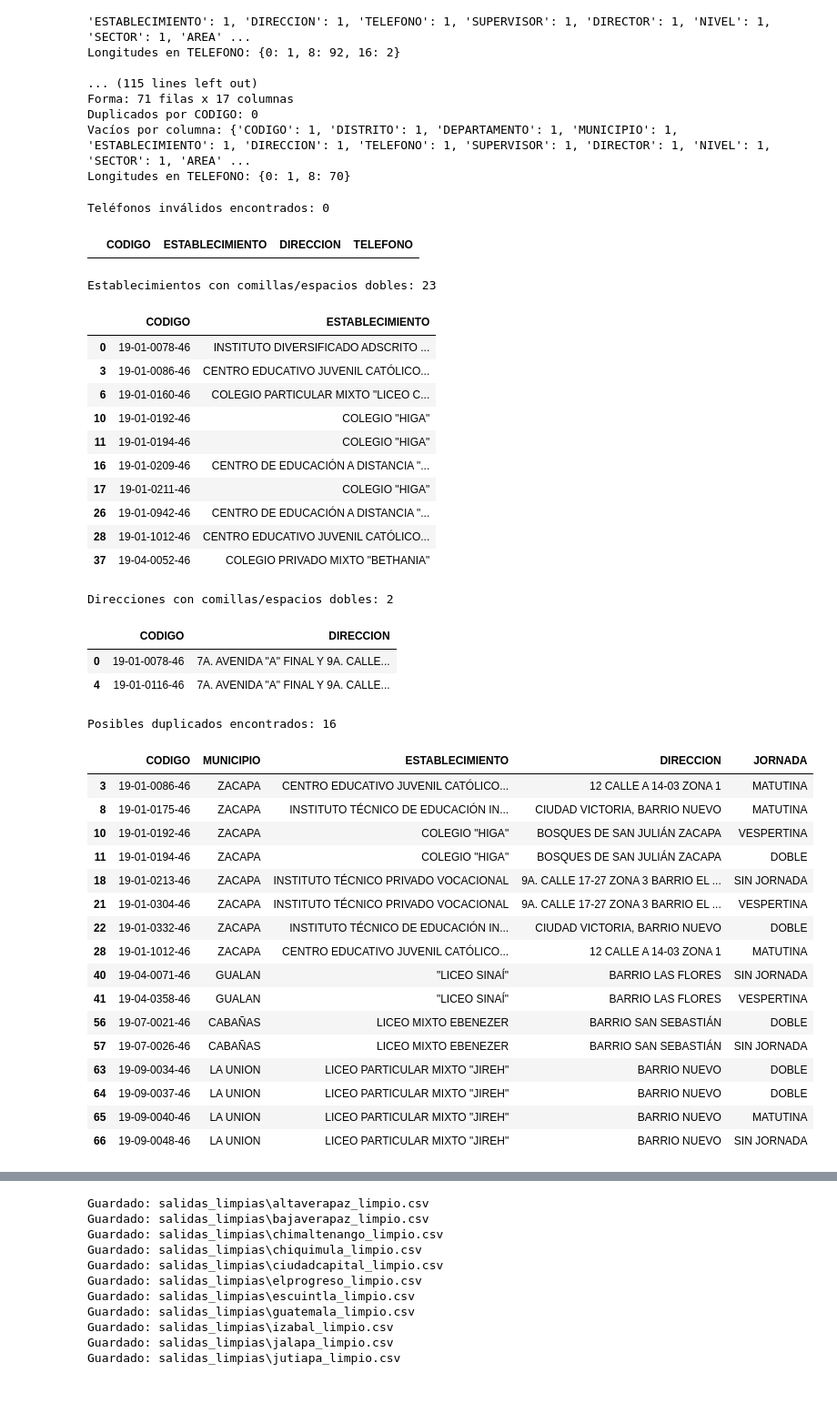
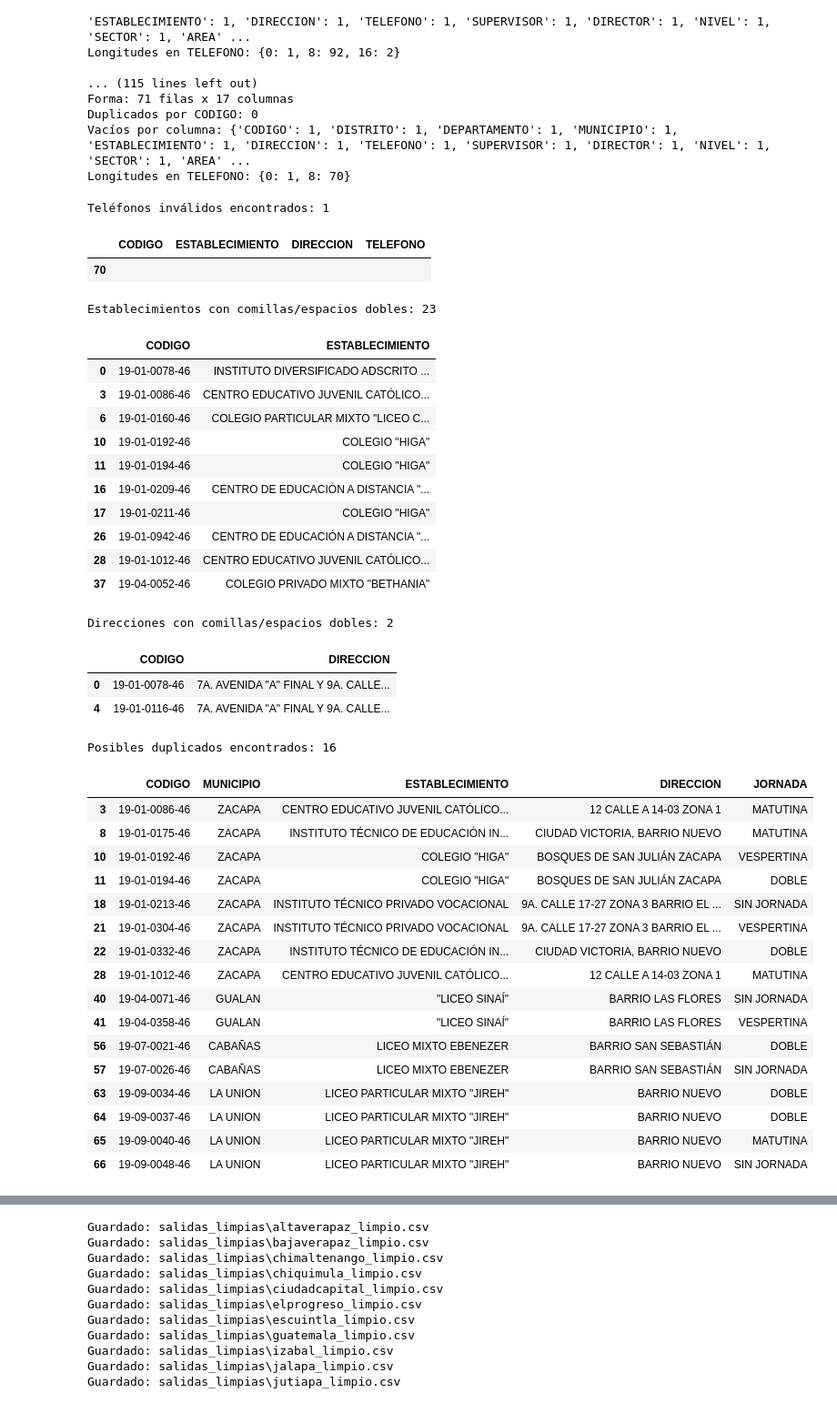
Before and after one commit to michellemej22596/Proyecto1-DataScience-LimpiezaDeDatos, a Jupyter notebook: Analisisexploratorio.ipynb, the cells around one changed output, grey strips where cells are left out. Shown: that part at 91% size. Saved outputs shown, nothing was run; the diff lists cells and outputs as text; code cells hidden in the pictures.

Commit message:
Corrección de números inválidos

```diff
--- a/Analisisexploratorio.ipynb
+++ b/Analisisexploratorio.ipynb
@@ -120,14 +120,29 @@ Duplicados por CODIGO: 0
 Vacíos por columna: {'CODIGO': 1, 'DISTRITO': 1, 'DEPARTAMENTO': 1, 'MUNICIPIO': 1, 'ESTABLECIMIENTO': 1, 'DIRECCION': 1, 'TELEFONO': 1, 'SUPERVISOR': 1, 'DIRECTOR': 1, 'NIVEL': 1, 'SECTOR': 1, 'AREA' ...
 Longitudes en TELEFONO: {0: 1, 8: 70}
 # %%
+import pandas as pd
+import re
 
-# Teléfonos inválidos (que no tengan 8 dígitos o estén vacíos)
-if 'TELEFONO' in df.columns:
-    tel_digits = df['TELEFONO'].astype(str).str.replace(r"\D", "", regex=True)
-    invalid_mask = ~tel_digits.str.len().isin([8, 0])
-    df_invalid_tel = df.loc[invalid_mask, ["CODIGO", "ESTABLECIMIENTO", "DIRECCION", "TELEFONO"]]
-    print("Teléfonos inválidos encontrados:", len(df_invalid_tel))
-    display(df_invalid_tel.head(10))  # muestra algunos
+# Limpiar y extraer solo dígitos del campo TELEFONO
+tel_digits = df['TELEFONO'].fillna("").astype(str).str.replace(r"\D", "", regex=True)
+
+# Teléfonos válidos deben tener exactamente 8 dígitos
+# Y empezar con dígitos válidos para Guatemala: 2, 3, 4, 5, 6 o 7
+valid_start_digits = ("2", "3", "4", "5", "6", "7")
+
+# Crear máscara de teléfonos inválidos
+invalid_mask = (
+    (tel_digits.str.len() != 8) |                       # longitud distinta de 8
+    (~tel_digits.str.startswith(valid_start_digits))    # o no empieza con dígito válido
+)
+
+# Filtrar los registros con problemas
+df_invalid_tel = df.loc[invalid_mask, ["CODIGO", "ESTABLECIMIENTO", "DIRECCION", "TELEFONO"]]
+
+# Mostrar resultados
+print("Teléfonos inválidos encontrados:", len(df_invalid_tel))
+display(df_invalid_tel.head(10))  # muestra los primeros 10 registros inválidos
+
 
 # Textos con comillas dobles o espacios duplicados en ESTABLECIMIENTO y DIRECCION
 weird_name_mask = df["ESTABLECIMIENTO"].str.contains(r"[\"'”“]{1}|  ", regex=True, na=False)
@@ -136,34 +151,35 @@ weird_dir_mask = df["DIRECCION"].str.contains(r"[\"'”“]{1}|  ", regex=True,
 print("Establecimientos con comillas/espacios dobles:", weird_name_mask.sum())
 display(df.loc[weird_name_mask, ["CODIGO", "ESTABLECIMIENTO"]].head(10))
 
 print("Direcciones con comillas/espacios dobles:", weird_dir_mask.sum())
 display(df.loc[weird_dir_mask, ["CODIGO", "DIRECCION"]].head(10))
 
 # Posibles duplicados (mismo municipio + establecimiento + dirección, normalizados)
 def normalize_text_basic(s: str) -> str:
     if pd.isna(s):
         return ""
     out = str(s).strip().upper()
     out = re.sub(r"[“”\"']", "", out)
     out = re.sub(r"\s+", " ", out)
     return out
 
 def key_for_dupes(row):
     est = normalize_text_basic(row.get("ESTABLECIMIENTO", ""))
     dire = normalize_text_basic(row.get("DIRECCION", ""))
     muni = normalize_text_basic(row.get("MUNICIPIO", ""))
     return f"{muni} | {est} | {dire}"
 
 keys = df.apply(key_for_dupes, axis=1)
 counts = keys.value_counts()
 dupe_keys = counts[counts > 1].head(10)
 
 df_dupes = df.loc[keys.isin(dupe_keys.index), ["CODIGO", "MUNICIPIO", "ESTABLECIMIENTO", "DIRECCION", "JORNADA"]]
 print("Posibles duplicados encontrados:", len(df_dupes))
 display(df_dupes.head(20))
 # %% [output]
-Teléfonos inválidos encontrados: 0
+Teléfonos inválidos encontrados: 1
 |  | CODIGO | ESTABLECIMIENTO | DIRECCION | TELEFONO |
+| 70 |  |  |  |  |
 Establecimientos con comillas/espacios dobles: 23
 |  | CODIGO | ESTABLECIMIENTO |
 | 0 | 19-01-0078-46 | INSTITUTO DIVERSIFICADO ADSCRITO ... |
```
Also changed, not shown: parts of 4 cells of this notebook, 2 other files.
